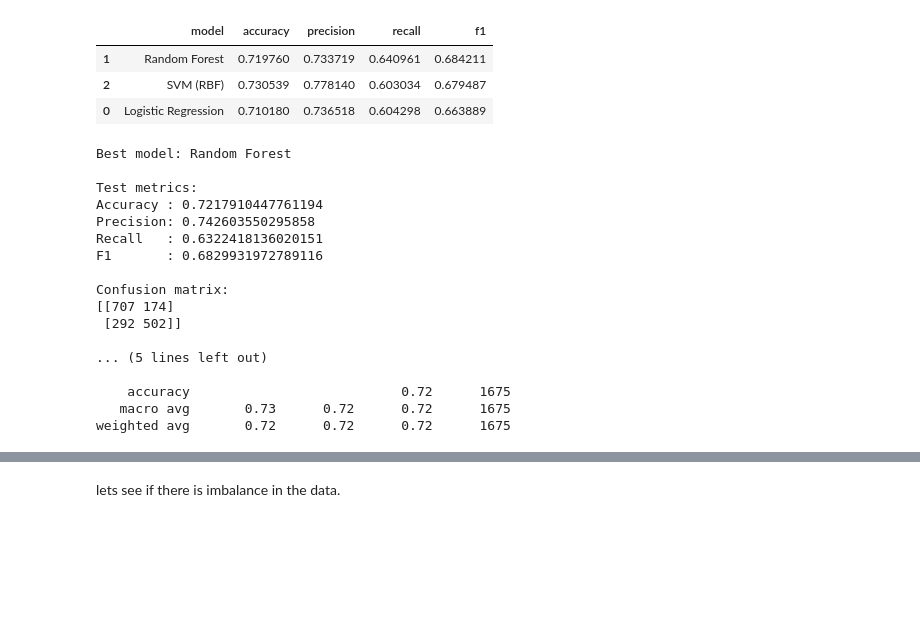
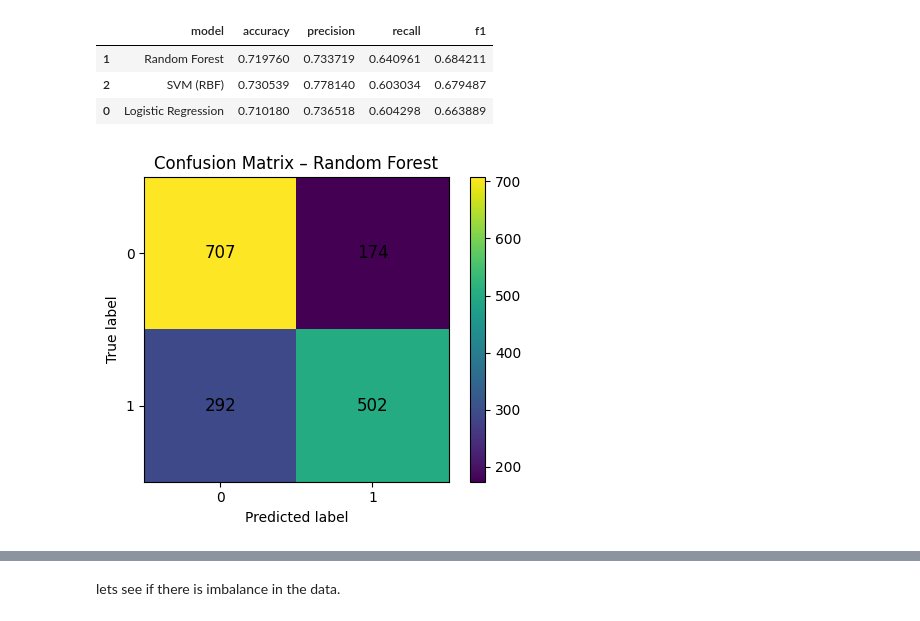
Before and after one commit to Avichay3/Full-training, a Jupyter notebook: Copy_of_Data_science_pipeline.ipynb, the cells around one changed output, grey strips where cells are left out. Saved outputs shown, nothing was run; the diff lists cells and outputs as text; code cells hidden in the pictures; blank space fills up the shorter version.

```diff
--- a/Copy_of_Data_science_pipeline.ipynb
+++ b/Copy_of_Data_science_pipeline.ipynb
@@ -406,42 +407,32 @@ results_df
 | 1 | Random Forest | 0.719760 | 0.733719 | 0.640961 | 0.684211 |
 | 2 | SVM (RBF) | 0.730539 | 0.778140 | 0.603034 | 0.679487 |
 | 0 | Logistic Regression | 0.710180 | 0.736518 | 0.604298 | 0.663889 |
-# %%
-from sklearn.metrics import confusion_matrix, classification_report
-
-best_name = results_df.iloc[0]["model"]
-best_model = models[best_name]
-
-best_model.fit(X_train, y_train)
-test_pred = best_model.predict(X_test)
-
-print("Best model:", best_name)
-print("\nTest metrics:")
-print("Accuracy :", accuracy_score(y_test, test_pred))
-print("Precision:", precision_score(y_test, test_pred, zero_division=0))
-print("Recall   :", recall_score(y_test, test_pred, zero_division=0))
-print("F1       :", f1_score(y_test, test_pred, zero_division=0))
-
-print("\nConfusion matrix:")
-print(confusion_matrix(y_test, test_pred))
-
-print("\nClassification report:")
-print(classification_report(y_test, test_pred, zero_division=0))
-# %% [output]
-Best model: Random Forest
-
-Test metrics:
-Accuracy : 0.7217910447761194
-Precision: 0.742603550295858
-Recall   : 0.6322418136020151
-F1       : 0.6829931972789116
-
-Confusion matrix:
-[[707 174]
- [292 502]]
-
-... (5 lines left out)
-
-    accuracy                           0.72      1675
-   macro avg       0.73      0.72      0.72      1675
-weighted avg       0.72      0.72      0.72      1675
+# %%
+import matplotlib.pyplot as plt
+import numpy as np
+from sklearn.metrics import confusion_matrix
+
+cm = confusion_matrix(y_test, test_pred)
+
+fig, ax = plt.subplots(figsize=(5, 4))
+im = ax.imshow(cm)
+
+ax.set_title(f"Confusion Matrix – {best_name}")
+ax.set_xlabel("Predicted label")
+ax.set_ylabel("True label")
+
+ax.set_xticks([0, 1])
+ax.set_yticks([0, 1])
+ax.set_xticklabels(["0", "1"])
+ax.set_yticklabels(["0", "1"])
+
+for i in range(cm.shape[0]):
+    for j in range(cm.shape[1]):
+        ax.text(j, i, cm[i, j],
+                ha="center", va="center", fontsize=12)
+
+plt.colorbar(im)
+plt.tight_layout()
+plt.show()
+# %% [output]
+[figure, added]
```
Also changed, not shown: parts of 4 cells of this notebook.
